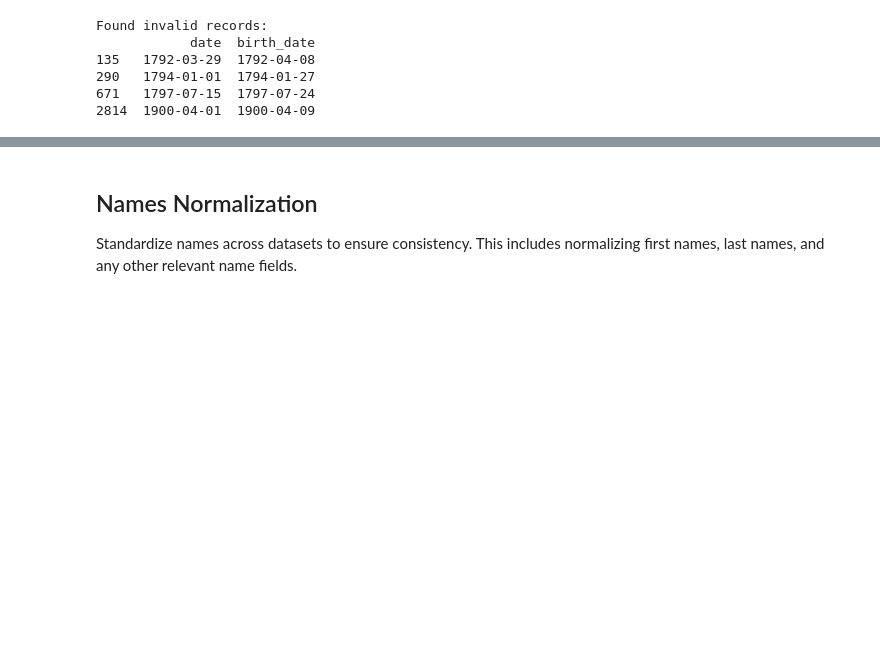
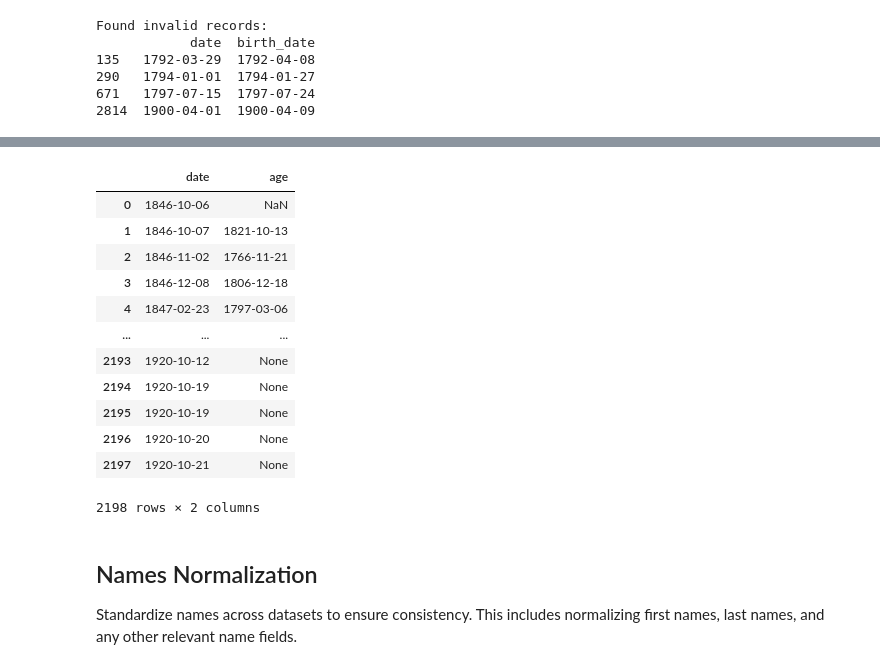
Before and after one commit to UCSB-AMPLab/sondondo, a Jupyter notebook: project_code/dataCleaning.ipynb, the cells around one changed output, grey strips where cells are left out. Drawn from its saved outputs; the diff is of its cells as text; code cells hidden in the pictures; blank space fills up the shorter version.

```diff
--- a/project_code/dataCleaning.ipynb
+++ b/project_code/dataCleaning.ipynb
@@ -277,3 +277,20 @@ BAUTISMOS_HARMONIZED[['date', 'birth_date']].iloc[930:955]
+# %%
+ENTIERROS_HARMONIZED['age'] = AgeInferrer(ENTIERROS_HARMONIZED['date']).infer_all(ENTIERROS_HARMONIZED['age'])
+ENTIERROS_HARMONIZED[['date', 'age']]
+# %% [output]
+|  | date | age |
+| 0 | 1846-10-06 | NaN |
+| 1 | 1846-10-07 | 1821-10-13 |
+| 2 | 1846-11-02 | 1766-11-21 |
+| 3 | 1846-12-08 | 1806-12-18 |
+| 4 | 1847-02-23 | 1797-03-06 |
+| ... | ... | ... |
+| 2193 | 1920-10-12 | None |
+| 2194 | 1920-10-19 | None |
+| 2195 | 1920-10-19 | None |
+| 2196 | 1920-10-20 | None |
+| 2197 | 1920-10-21 | None |
+2198 rows × 2 columns
 # %% [markdown]
 ## Names Normalization
 
```
Also changed, not shown: parts of 4 cells of this notebook.
